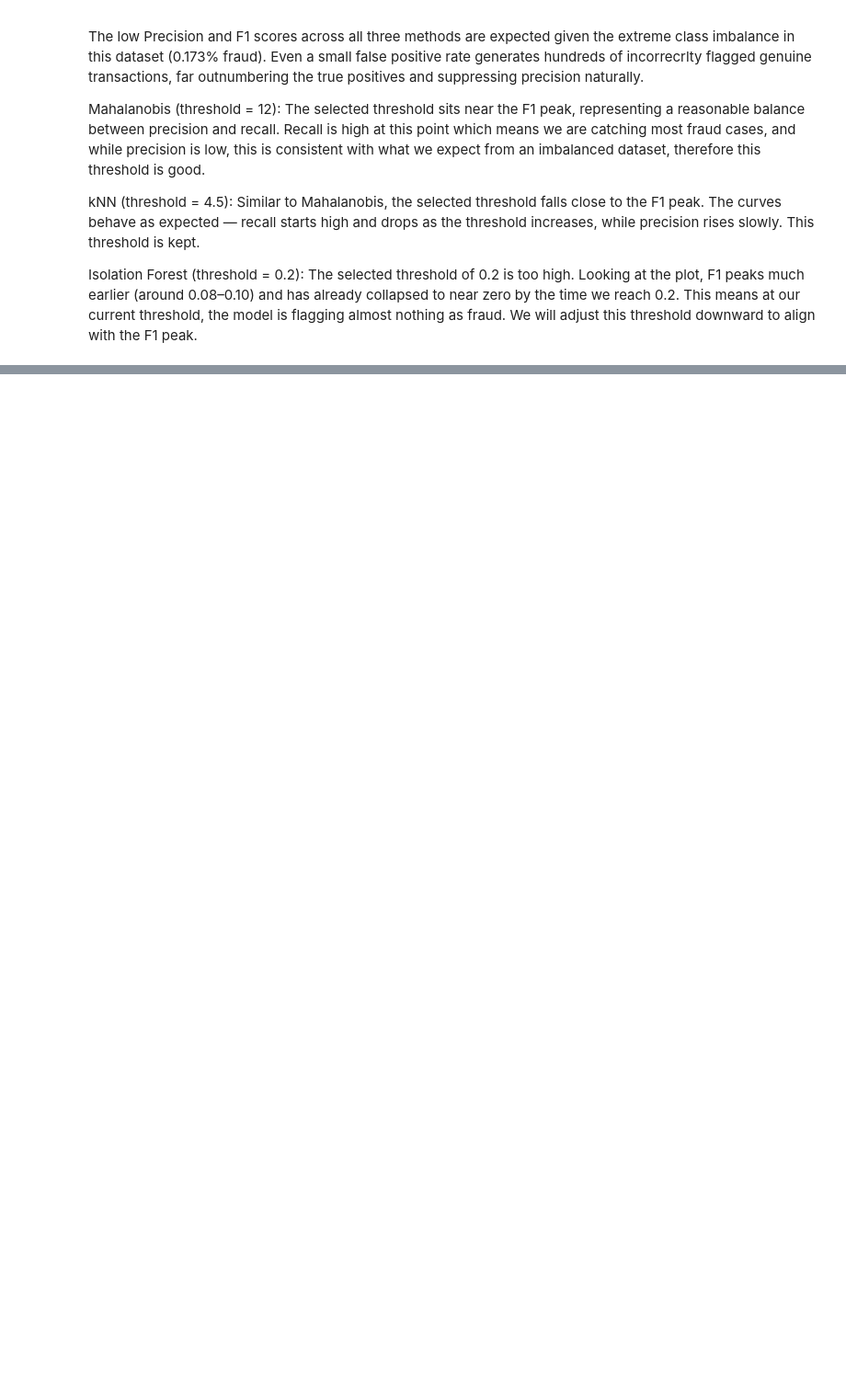
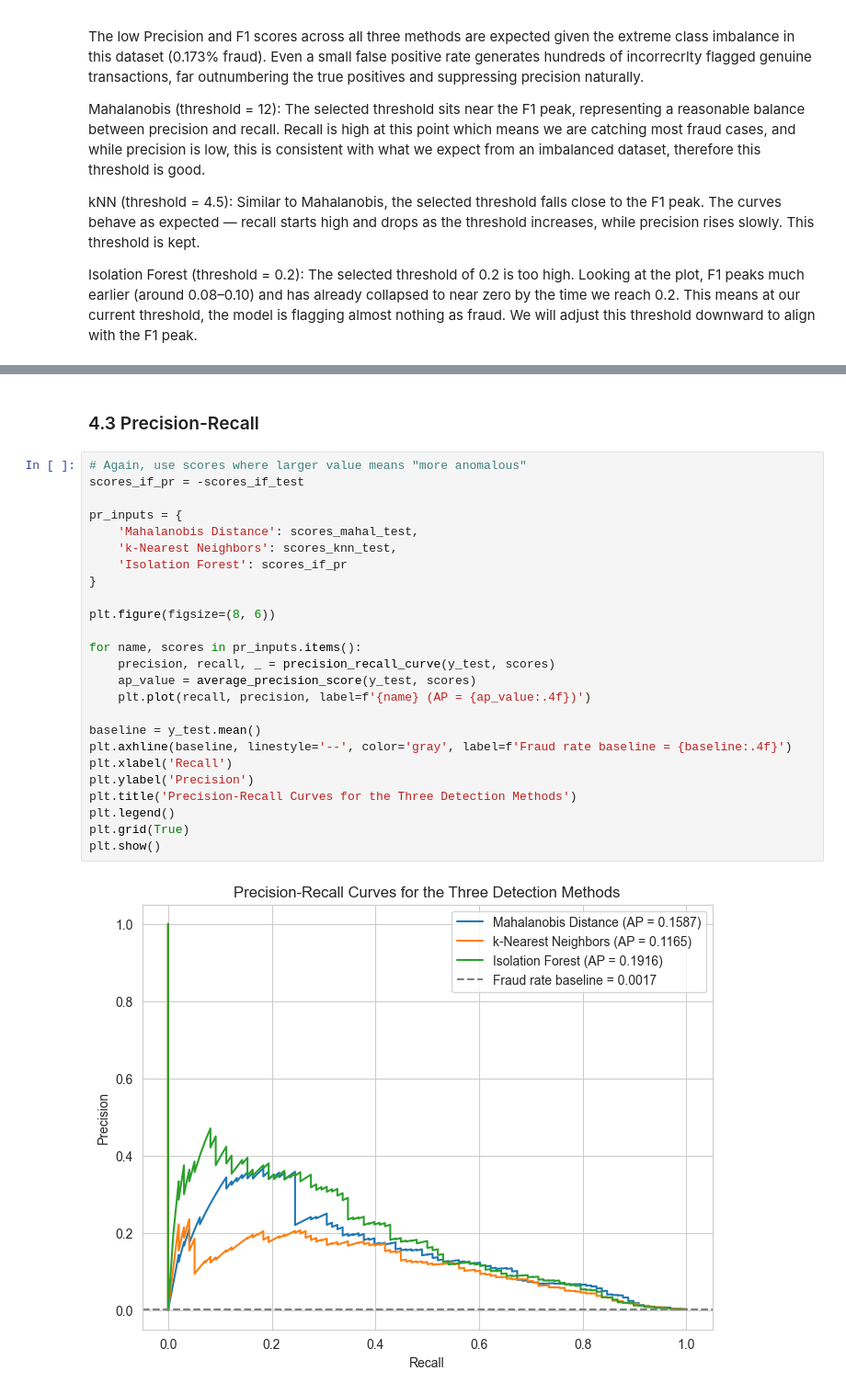
Before and after one commit to YaaqoobC/ECE447_Group_Project_Anomaly_Detection_Fall_2026, a Jupyter notebook: anomaly_detection.ipynb, the cells around one changed output, grey strips where cells are left out. Shown at 92% size. Drawn from its saved outputs; the diff is of its cells as text; blank space fills up the shorter version.

```diff
--- a/anomaly_detection.ipynb
+++ b/anomaly_detection.ipynb
@@ -393,0 +490,29 @@ Isolation Forest (threshold = 0.2): The selected threshold of 0.2 is too high. L
+# %% [markdown]
+### 4.3 Precision-Recall
+# %%
+# Again, use scores where larger value means "more anomalous"
+scores_if_pr = -scores_if_test
+
+pr_inputs = {
+    'Mahalanobis Distance': scores_mahal_test,
+    'k-Nearest Neighbors': scores_knn_test,
+    'Isolation Forest': scores_if_pr
+}
+
+plt.figure(figsize=(8, 6))
+
+for name, scores in pr_inputs.items():
+    precision, recall, _ = precision_recall_curve(y_test, scores)
+    ap_value = average_precision_score(y_test, scores)
+    plt.plot(recall, precision, label=f'{name} (AP = {ap_value:.4f})')
+
+baseline = y_test.mean()
+plt.axhline(baseline, linestyle='--', color='gray', label=f'Fraud rate baseline = {baseline:.4f}')
+plt.xlabel('Recall')
+plt.ylabel('Precision')
+plt.title('Precision-Recall Curves for the Three Detection Methods')
+plt.legend()
+plt.grid(True)
+plt.show()
+# %% [output]
+[figure, added]
```
Also changed, not shown: parts of 10 cells of this notebook.
